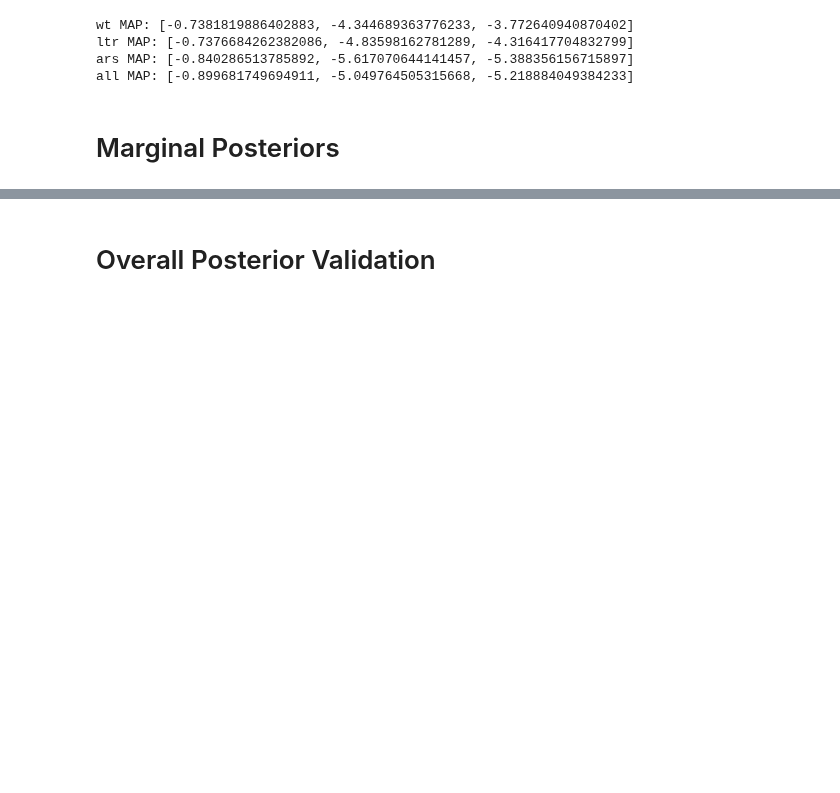
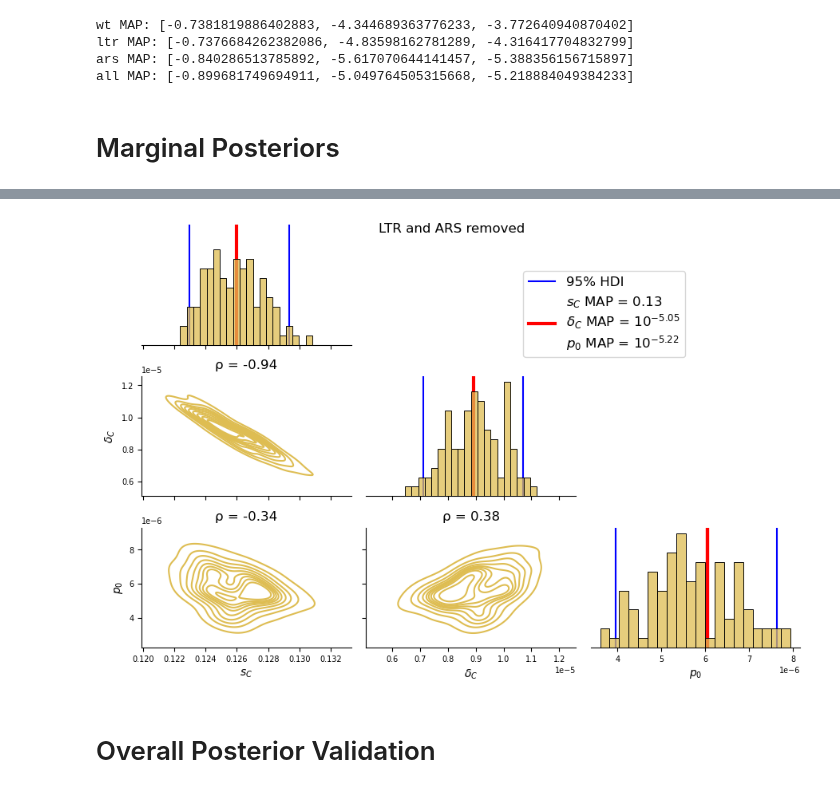
Before and after one commit to yoavram-lab/chuong_et_al, a Jupyter notebook: Overall Posterior.ipynb, the cells around one changed output, grey strips where cells are left out. Saved outputs shown, nothing was run; the diff lists cells and outputs as text; code cells hidden in the pictures; blank space fills up the shorter version.

```diff
--- a/Overall Posterior.ipynb
+++ b/Overall Posterior.ipynb
@@ -71,3 +80,7 @@ plotline('ltr')
+# %%
+plotline('all')
+# %% [output]
+[figure, added]
 # %% [markdown]
 # Overall Posterior Validation
 # %% [markdown]
```
Also changed, not shown: parts of 4 cells of this notebook, 1 other file.
